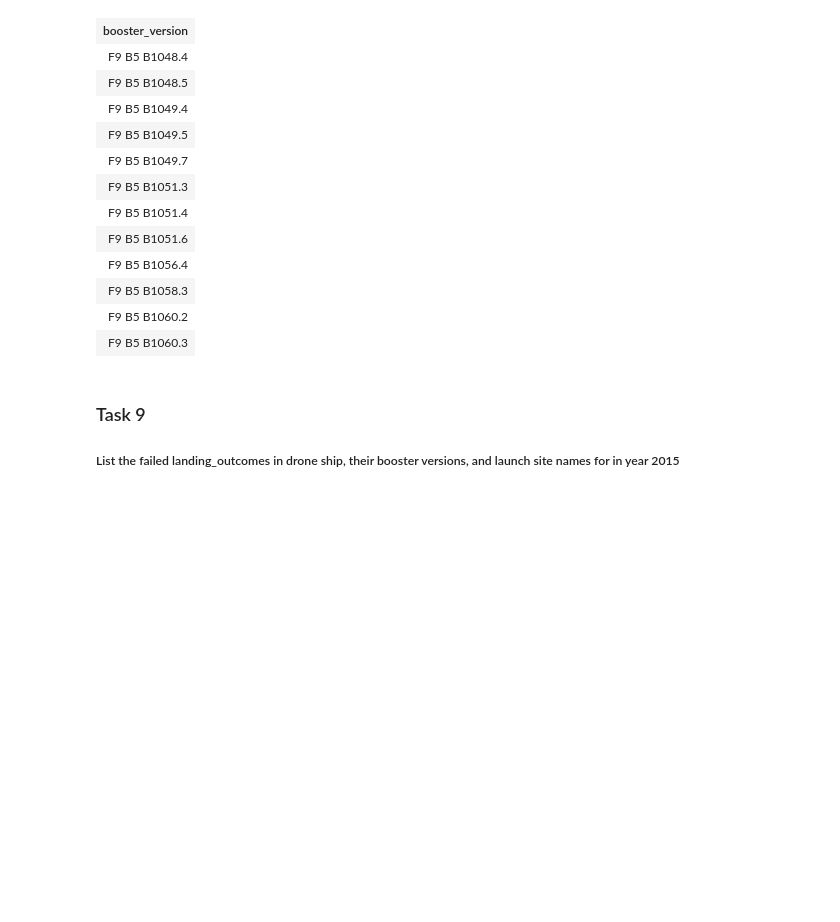
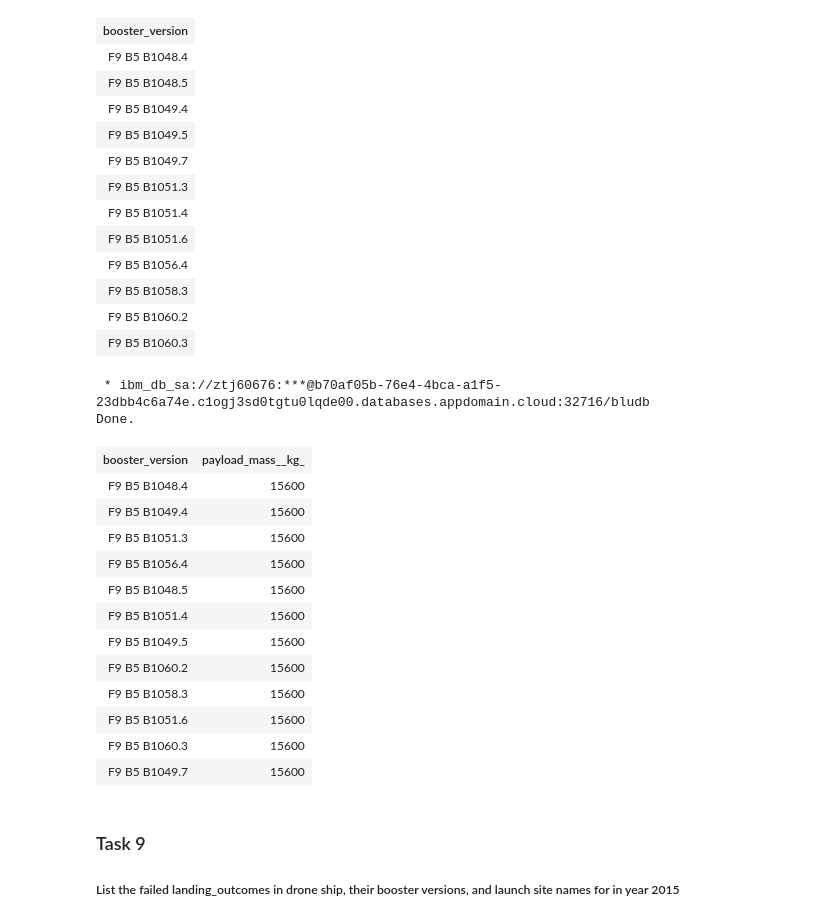
Before and after one commit to LittleVegeDog/Applied_Data_Science_Capstone_Project, a Jupyter notebook: jupyter-labs-eda-sql-coursera.ipynb, the cells around one changed output. Drawn from its saved outputs; the diff is of its cells as text; code cells hidden in the pictures; blank space fills up the shorter version.

```diff
--- a/jupyter-labs-eda-sql-coursera.ipynb
+++ b/jupyter-labs-eda-sql-coursera.ipynb
@@ -320,6 +320,29 @@ Done.
 | F9 B5 B1058.3 |
 | F9 B5 B1060.2 |
 | F9 B5 B1060.3 |
+# %%
+%%sql
+
+SELECT BOOSTER_VERSION, PAYLOAD_MASS__KG_
+FROM SPACEXTBL
+WHERE PAYLOAD_MASS__KG_ = (SELECT MAX(PAYLOAD_MASS__KG_)
+                           FROM SPACEXTBL)
+# %% [output]
+ * ibm_db_sa://ztj60676:***@b70af05b-76e4-4bca-a1f5-23dbb4c6a74e.c1ogj3sd0tgtu0lqde00.databases.appdomain.cloud:32716/bludb
+Done.
+| booster_version | payload_mass__kg_ |
+| F9 B5 B1048.4 | 15600 |
+| F9 B5 B1049.4 | 15600 |
+| F9 B5 B1051.3 | 15600 |
+| F9 B5 B1056.4 | 15600 |
+| F9 B5 B1048.5 | 15600 |
+| F9 B5 B1051.4 | 15600 |
+| F9 B5 B1049.5 | 15600 |
+| F9 B5 B1060.2 | 15600 |
+| F9 B5 B1058.3 | 15600 |
+| F9 B5 B1051.6 | 15600 |
+| F9 B5 B1060.3 | 15600 |
+| F9 B5 B1049.7 | 15600 |
 # %% [markdown]
 ### Task 9
 
```
Also changed, not shown: parts of 2 cells of this notebook, 3 other files.
